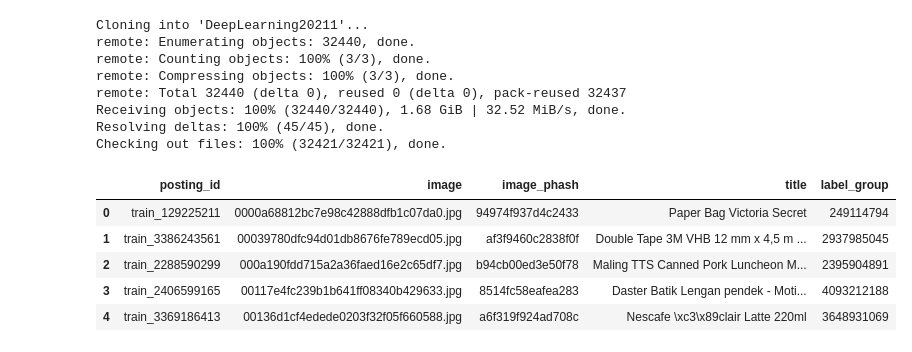
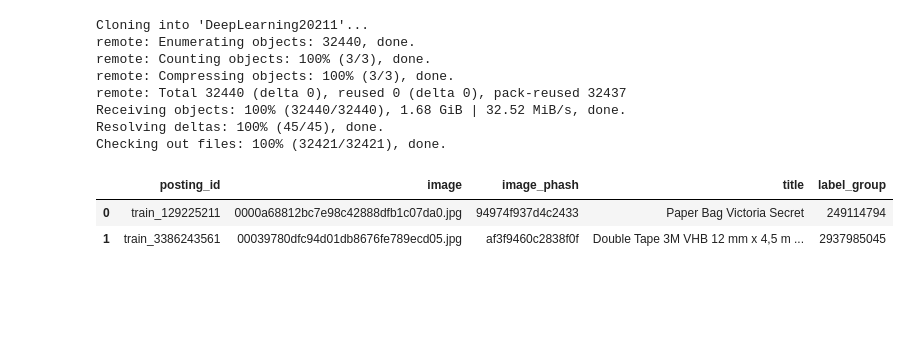
Before and after one commit to calibretaliation/DeepLearning20211, a Jupyter notebook: preprocessing.ipynb, the cells around one changed output. Saved outputs shown, nothing was run; the diff lists cells and outputs as text; code cells hidden in the pictures; blank space fills up the shorter version.

```diff
--- a/preprocessing.ipynb
+++ b/preprocessing.ipynb
@@ -37,14 +37,11 @@ test_img_path = '/content/DeepLearning20211/data/test_images'
 train_df = pd.read_csv('/content/DeepLearning20211/data/train.csv')
 test_df = pd.read_csv('/content/DeepLearning20211/data/test.csv')
 # %%
-train_df.head()
+train_df.head(2)
 # %% [output]
 |  | posting_id | image | image_phash | title | label_group |
 | 0 | train_129225211 | 0000a68812bc7e98c42888dfb1c07da0.jpg | 94974f937d4c2433 | Paper Bag Victoria Secret | 249114794 |
 | 1 | train_3386243561 | 00039780dfc94d01db8676fe789ecd05.jpg | af3f9460c2838f0f | Double Tape 3M VHB 12 mm x 4,5 m ... | 2937985045 |
-| 2 | train_2288590299 | 000a190fdd715a2a36faed16e2c65df7.jpg | b94cb00ed3e50f78 | Maling TTS Canned Pork Luncheon M... | 2395904891 |
-| 3 | train_2406599165 | 00117e4fc239b1b641ff08340b429633.jpg | 8514fc58eafea283 | Daster Batik Lengan pendek - Moti... | 4093212188 |
-| 4 | train_3369186413 | 00136d1cf4edede0203f32f05f660588.jpg | a6f319f924ad708c | Nescafe \xc3\x89clair Latte 220ml | 3648931069 |
 # %%
 class ShopeeDataset(Dataset):
 
```
Also changed, not shown: parts of 1 cell of this notebook.
